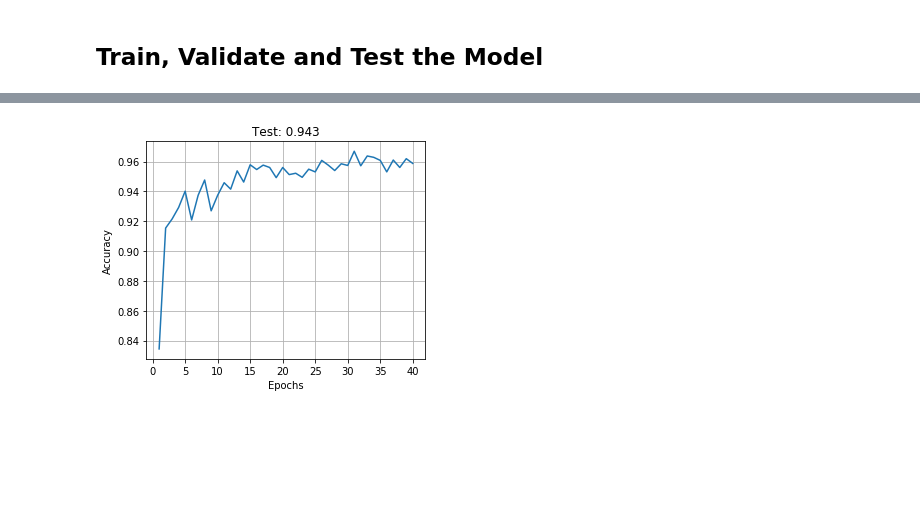
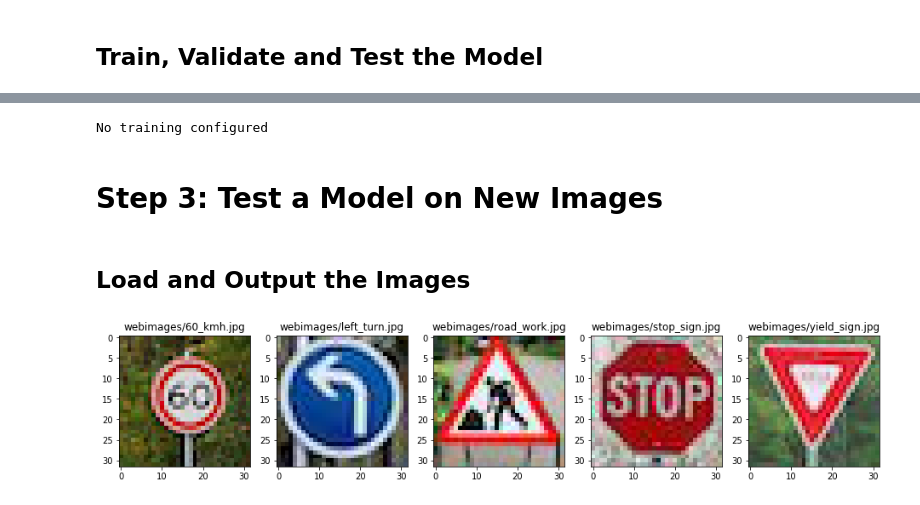
Before and after one commit to darienmt/CarND-TrafficSignClassifier-P2, a Jupyter notebook: Traffic Classifier Simplified.ipynb, the cells around one changed output, grey strips where cells are left out. Saved outputs shown, nothing was run; the diff lists cells and outputs as text; code cells hidden in the pictures; blank space fills up the shorter version.

Commit message:
Web images processing

```diff
--- a/Traffic Classifier Simplified.ipynb
+++ b/Traffic Classifier Simplified.ipynb
@@ -337,9 +340,16 @@ Training finished
 # %%
-fig, axes = plt.subplots(ncols=1, figsize=(5, 4))
-axes.plot(range(1, EPOCHS + 1), epoch_validation)
-axes.set_xlabel('Epochs')
-axes.set_ylabel('Accuracy')
-axes.set_title('Test: {:.3f}'.format(test_accuracy))
-axes.grid(True)
+if doTrain:
+    fig, axes = plt.subplots(ncols=1, figsize=(5, 4))
+    axes.plot(range(1, EPOCHS + 1), epoch_validation)
+    axes.set_xlabel('Epochs')
+    axes.set_ylabel('Accuracy')
+    axes.set_title('Test: {:.3f}'.format(test_accuracy))
+    axes.grid(True)
+else:
+    print('No training configured')
 # %% [output]
-[figure, removed]
+No training configured
+# %% [markdown]
+# Step 3: Test a Model on New Images
+# %% [markdown]
+## Load and Output the Images
@@ -345,0 +365,11 @@ axes.grid(True)
+# %%
+webImagesDir = 'webimages'
+imageNames = glob.glob('webimages/*.jpg')
+webImages = [ mpimg.imread('./' + imgName ) for imgName in imageNames ]
+# %%
+fig, axes = plt.subplots(ncols=len(webImages), figsize=(16, 8))
+for ax, image, imageName in zip(axes, webImages, imageNames):
+    ax.imshow(image)
+    ax.set_title(imageName)
+# %% [output]
+[figure, added]
```
Also changed, not shown: parts of 22 cells of this notebook, 1 other file.
